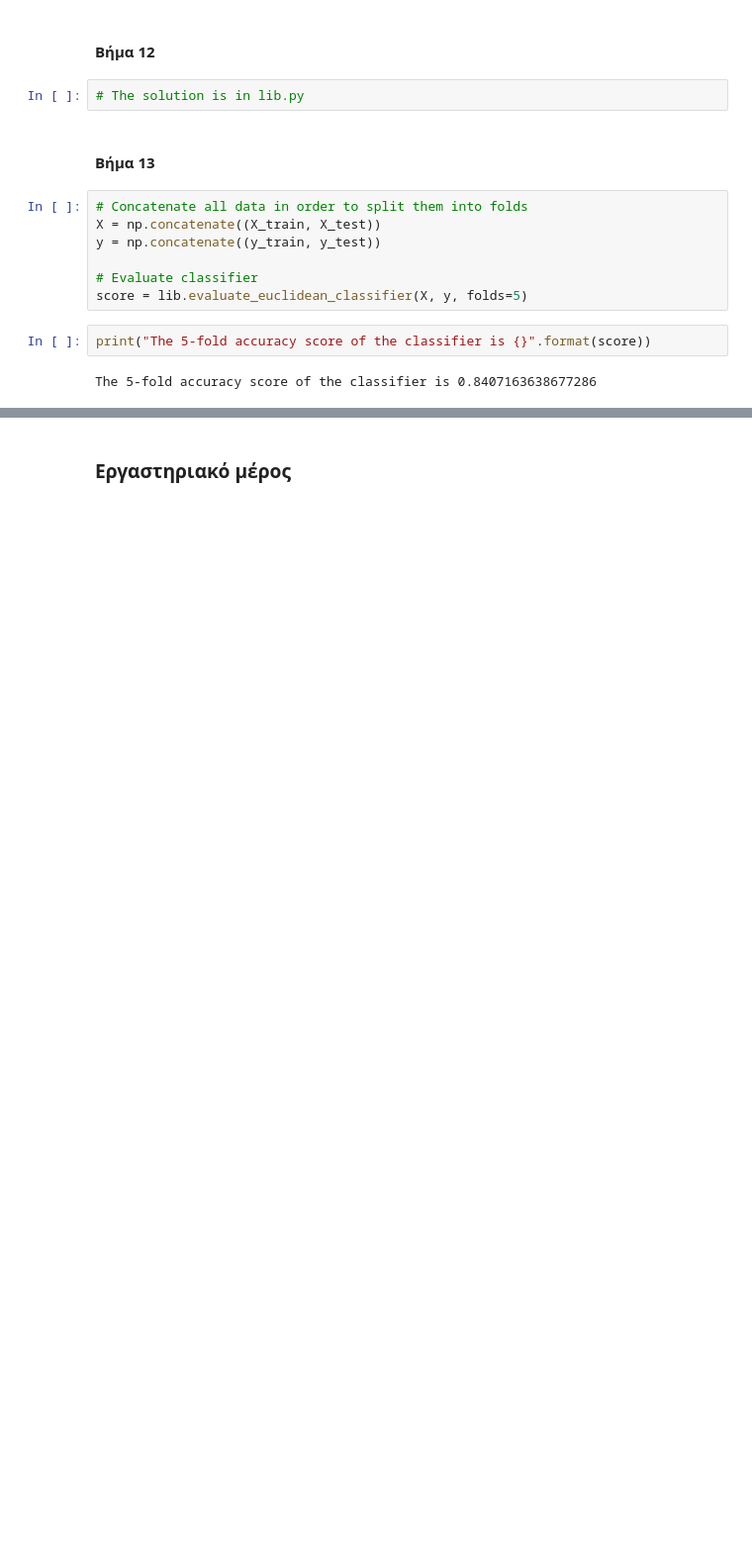
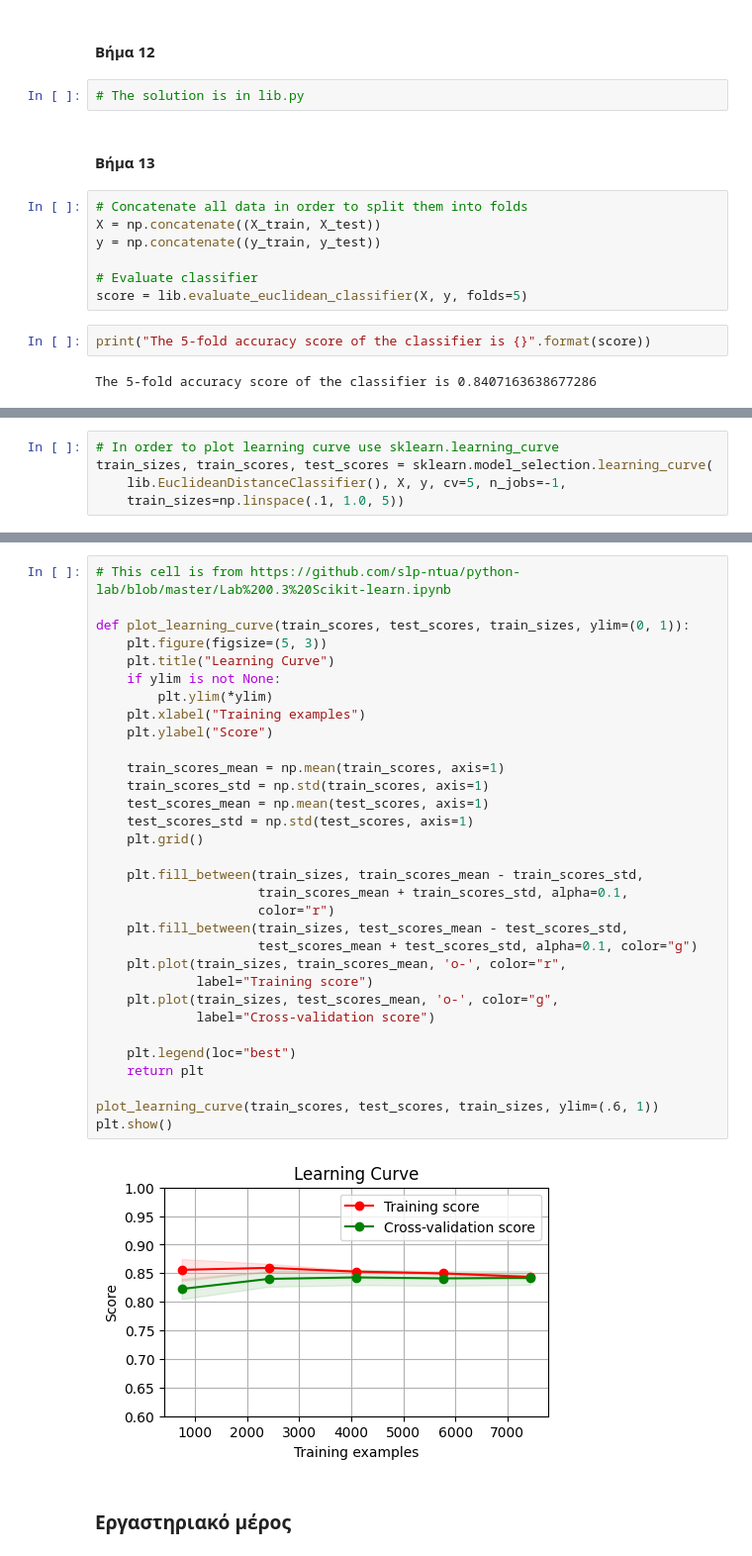
Before and after one commit to JasonChatzitheodorou/PatRec, a Jupyter notebook: Lab1/PatRec_Lab1.ipynb, the cells around one changed output, grey strips where cells are left out. Shown at 99% size. Cells and saved outputs as stored; diff of their text form; blank space fills up the shorter version.

Commit message:
Added learning curve to step 13

```diff
--- a/Lab1/PatRec_Lab1.ipynb
+++ b/Lab1/PatRec_Lab1.ipynb
@@ -159,0 +162,5 @@ The 5-fold accuracy score of the classifier is 0.8407163638677286
+# %%
+# In order to plot learning curve use sklearn.learning_curve
+train_sizes, train_scores, test_scores = sklearn.model_selection.learning_curve(
+    lib.EuclideanDistanceClassifier(), X, y, cv=5, n_jobs=-1,
+    train_sizes=np.linspace(.1, 1.0, 5))
@@ -160,2 +169,36 @@ The 5-fold accuracy score of the classifier is 0.8407163638677286
+# %%
+# This cell is from https://github.com/slp-ntua/python-lab/blob/master/Lab%200.3%20Scikit-learn.ipynb
+
+def plot_learning_curve(train_scores, test_scores, train_sizes, ylim=(0, 1)):
+    plt.figure(figsize=(5, 3))
+    plt.title("Learning Curve")
+    if ylim is not None:
+        plt.ylim(*ylim)
+    plt.xlabel("Training examples")
+    plt.ylabel("Score")
+
+    train_scores_mean = np.mean(train_scores, axis=1)
+    train_scores_std = np.std(train_scores, axis=1)
+    test_scores_mean = np.mean(test_scores, axis=1)
+    test_scores_std = np.std(test_scores, axis=1)
+    plt.grid()
+
+    plt.fill_between(train_sizes, train_scores_mean - train_scores_std,
+                     train_scores_mean + train_scores_std, alpha=0.1,
+                     color="r")
+    plt.fill_between(train_sizes, test_scores_mean - test_scores_std,
+                     test_scores_mean + test_scores_std, alpha=0.1, color="g")
+    plt.plot(train_sizes, train_scores_mean, 'o-', color="r",
+             label="Training score")
+    plt.plot(train_sizes, test_scores_mean, 'o-', color="g",
+             label="Cross-validation score")
+
+    plt.legend(loc="best")
+    return plt
+
+plot_learning_curve(train_scores, test_scores, train_sizes, ylim=(.6, 1))
+plt.show()
+# %% [output]
+[figure, added]
 # %% [markdown]
 ### Εργαστηριακό μέρος
```
Also changed, not shown: parts of 3 cells of this notebook.
